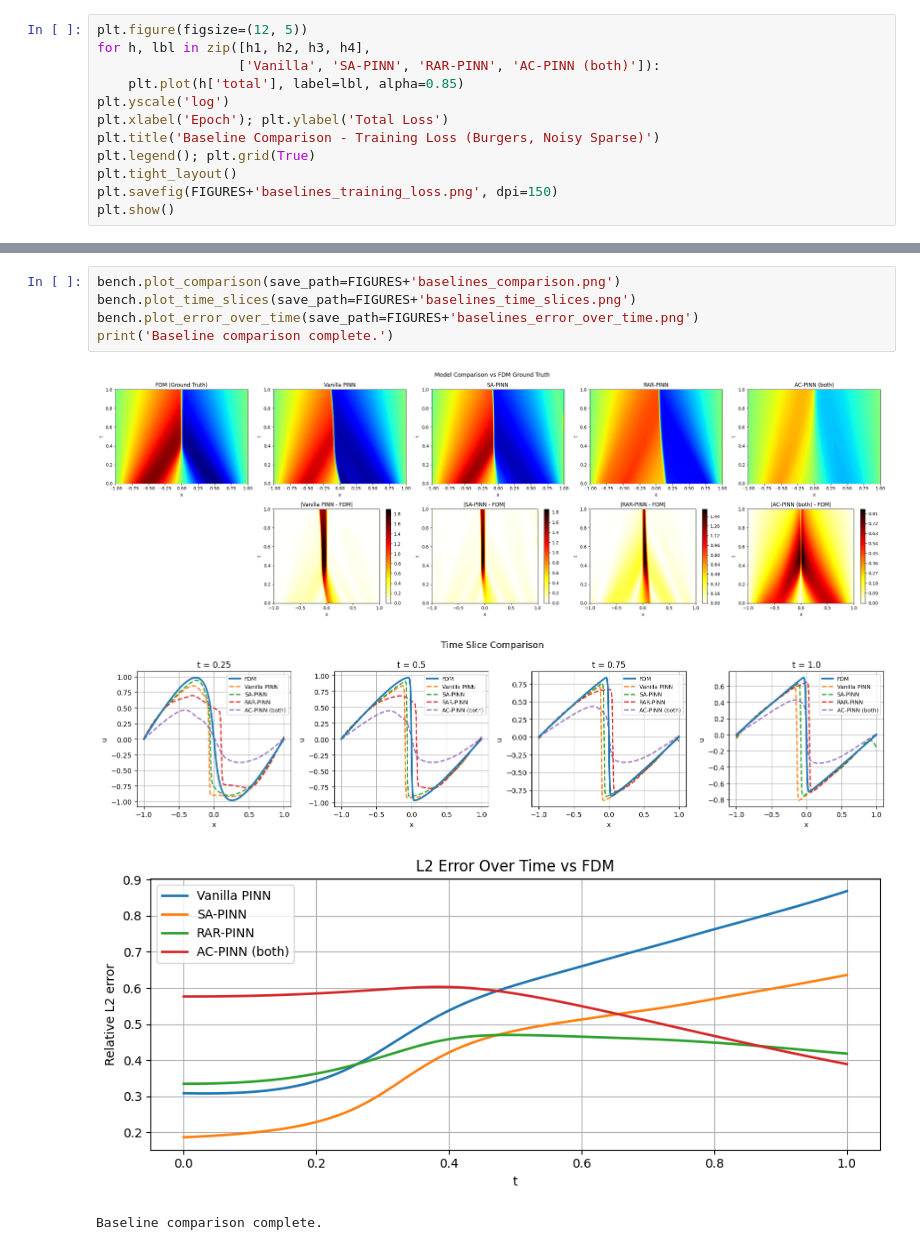
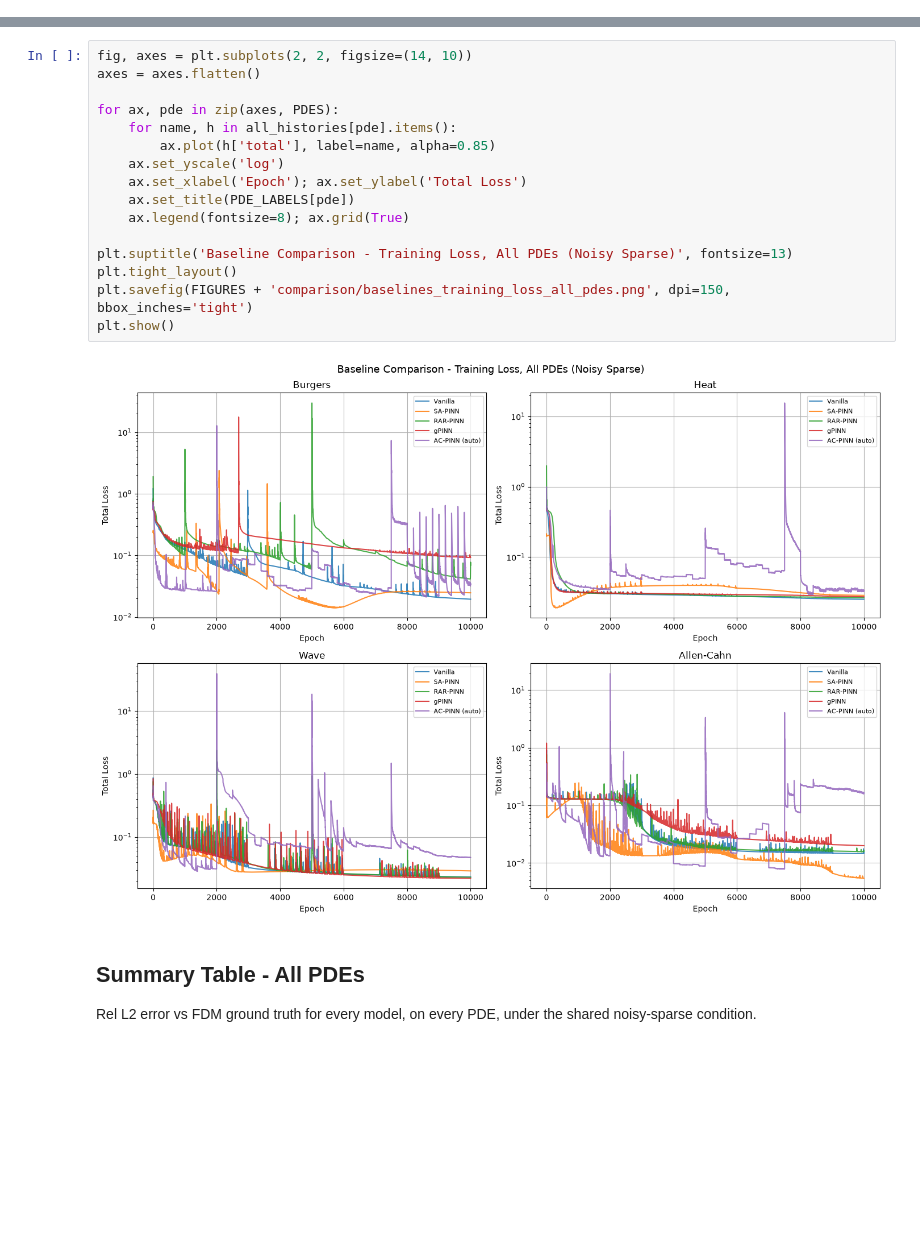
Before and after one commit to Nishi2506/AC-PINN, a Jupyter notebook: notebooks/07_baselines.ipynb, the cells around one changed output, grey strips where cells are left out. Drawn from its saved outputs; the diff is of its cells as text; blank space fills up the shorter version.

```diff
--- a/notebooks/07_baselines.ipynb
+++ b/notebooks/07_baselines.ipynb
@@ -133,12 +261,0 @@ Saved: ../results/burgers/baselines_acpinn_both.npy
-# %%
-plt.figure(figsize=(12, 5))
-for h, lbl in zip([h1, h2, h3, h4],
-                  ['Vanilla', 'SA-PINN', 'RAR-PINN', 'AC-PINN (both)']):
-    plt.plot(h['total'], label=lbl, alpha=0.85)
-plt.yscale('log')
-plt.xlabel('Epoch'); plt.ylabel('Total Loss')
-plt.title('Baseline Comparison - Training Loss (Burgers, Noisy Sparse)')
-plt.legend(); plt.grid(True)
-plt.tight_layout()
-plt.savefig(FIGURES+'baselines_training_loss.png', dpi=150)
-plt.show()
@@ -179,10 +262,23 @@ Saved: ../results/burgers/baselines_metrics.npy
-# %%
-bench.plot_comparison(save_path=FIGURES+'baselines_comparison.png')
-bench.plot_time_slices(save_path=FIGURES+'baselines_time_slices.png')
-bench.plot_error_over_time(save_path=FIGURES+'baselines_error_over_time.png')
-print('Baseline comparison complete.')
-# %% [output]
-[figure, removed]
-[figure, removed]
-[figure, removed]
-Baseline comparison complete.
+# %%
+fig, axes = plt.subplots(2, 2, figsize=(14, 10))
+axes = axes.flatten()
+
+for ax, pde in zip(axes, PDES):
+    for name, h in all_histories[pde].items():
+        ax.plot(h['total'], label=name, alpha=0.85)
+    ax.set_yscale('log')
+    ax.set_xlabel('Epoch'); ax.set_ylabel('Total Loss')
+    ax.set_title(PDE_LABELS[pde])
+    ax.legend(fontsize=8); ax.grid(True)
+
+plt.suptitle('Baseline Comparison - Training Loss, All PDEs (Noisy Sparse)', fontsize=13)
+plt.tight_layout()
+plt.savefig(FIGURES + 'comparison/baselines_training_loss_all_pdes.png', dpi=150, bbox_inches='tight')
+plt.show()
+# %% [output]
+[figure, added]
+# %% [markdown]
+## Summary Table - All PDEs
+
+Rel L2 error vs FDM ground truth for every model, on every PDE, under
+the shared noisy-sparse condition.
```
Also changed, not shown: parts of 19 cells of this notebook, 9 other files.
